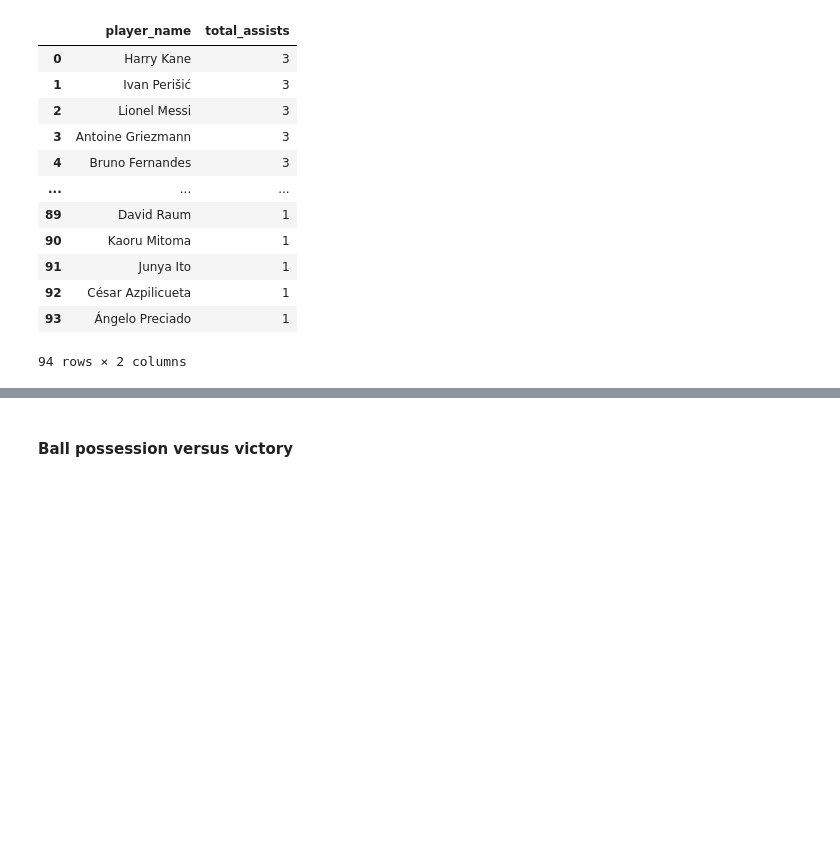
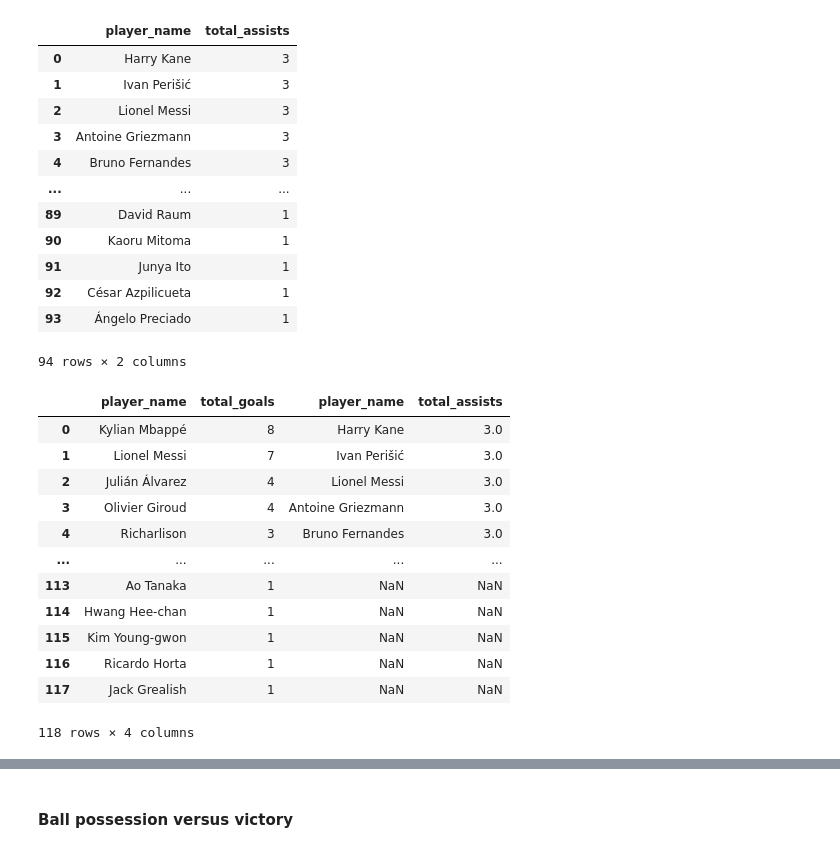
Before and after one commit to caiocmb7/projetos, a Jupyter notebook: ML&AI/world cup 2022/worldcup_eda.ipynb, the cells around one changed output, grey strips where cells are left out. Drawn from its saved outputs; the diff is of its cells as text; code cells hidden in the pictures; blank space fills up the shorter version.

Commit message:
added top participations analysis

```diff
--- a/ML&AI/world cup 2022/worldcup_eda.ipynb
+++ b/ML&AI/world cup 2022/worldcup_eda.ipynb
@@ -364,9 +364,13 @@ df_players_goals.team.value_counts().to_frame().reset_index().rename(
 # %%
 # top scorer
 
-df_players_goals.action_player_1.value_counts().to_frame().reset_index().rename(
-    {"index": "player_name", "action_player_1": "total_goals"}, axis=1
+top_scores = (
+    df_players_goals.action_player_1.value_counts()
+    .to_frame()
+    .reset_index()
+    .rename({"index": "player_name", "action_player_1": "total_goals"}, axis=1)
 )
+top_scores
 # %% [output]
 |  | player_name | total_goals |
 | 0 | Kylian Mbappé | 8 |
@@ -410,3 +414,20 @@ top_assists
 94 rows × 2 columns
 # %%
 # top_assists.to_csv("datasets/top_assists.csv", index=False)
+# %%
+df_participation = pd.concat([top_scores, top_assists], axis=1)
+df_participation
+# %% [output]
+|  | player_name | total_goals | player_name | total_assists |
+| 0 | Kylian Mbappé | 8 | Harry Kane | 3.0 |
+| 1 | Lionel Messi | 7 | Ivan Perišić | 3.0 |
+| 2 | Julián Álvarez | 4 | Lionel Messi | 3.0 |
+| 3 | Olivier Giroud | 4 | Antoine Griezmann | 3.0 |
+| 4 | Richarlison | 3 | Bruno Fernandes | 3.0 |
+| ... | ... | ... | ... | ... |
+| 113 | Ao Tanaka | 1 | NaN | NaN |
+| 114 | Hwang Hee-chan | 1 | NaN | NaN |
+| 115 | Kim Young-gwon | 1 | NaN | NaN |
+| 116 | Ricardo Horta | 1 | NaN | NaN |
+| 117 | Jack Grealish | 1 | NaN | NaN |
+118 rows × 4 columns
```
Also changed, not shown: parts of 3 cells of this notebook.
